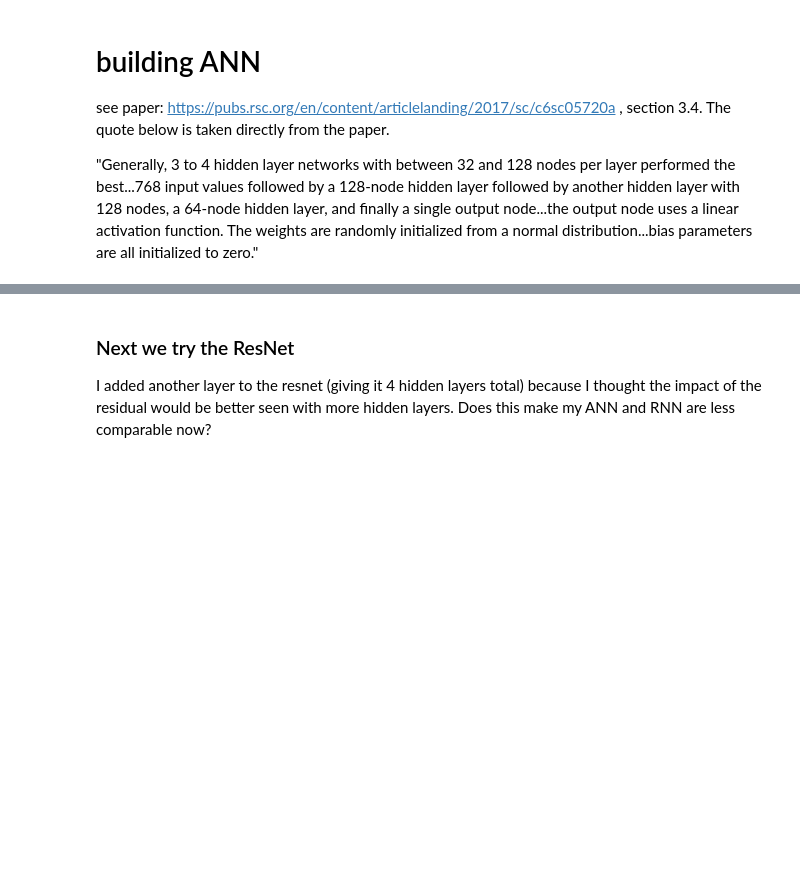
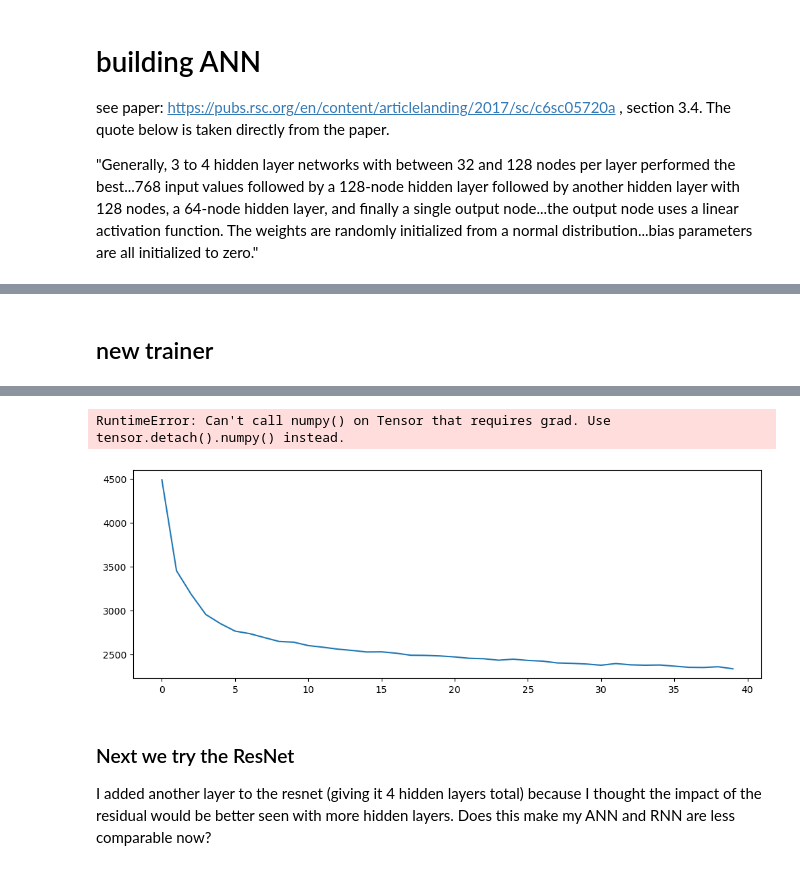
Before and after one commit to koreogundele/chem277b-final-project, a Jupyter notebook: predicting_ani_energies.ipynb, the cells around one changed output, grey strips where cells are left out. Cells and saved outputs as stored; diff of their text form; code cells hidden in the pictures; blank space fills up the shorter version.

```diff
--- a/predicting_ani_energies.ipynb
+++ b/predicting_ani_energies.ipynb
@@ -821 +1054,22 @@ Epoch 11/40 - Loss: 182.488 - Acc: 0.000
 ... (3 outputs left out)
+# %% [markdown]
+## new trainer
+# %%
+kf = KFold(3, shuffle=True, random_state=49)
+
+for idx, (train_index, val_index) in enumerate(kf.split(mbtr_reps)):
+    X_train_fold, X_val_fold = mbtr_reps[train_index], mbtr_reps[val_index]
+    y_train_fold, y_val_fold = all_energies_arr[train_index], all_energies_arr[val_index]
+    # convert to single NumPy array
+    #test_energies = np.concatenate(test_energies)
+    # convert tensor types to float
+    test_molecules = torch.FloatTensor(test_molecules)
+    val_molecules = torch.FloatTensor(val_molecules)
+    test_energies = torch.FloatTensor(test_energies).view(-1, 1)
+    val_energies = torch.FloatTensor(val_energies).view(-1, 1)
+
+    model1 = ANN1()
+    model1.fc4 = nn.Linear(64, 1)
+    train_model1 = TrainerNew(model=model1, optimizer_type="Adam", learning_rate=1e-3, epoch=40)
+    model1_results = train_model1.train(test_molecules, test_energies, val_molecules, val_energies, l2=False)
+# %% [output]
@@ -822,3 +1084,5 @@ Epoch 11/40 - Loss: 182.488 - Acc: 0.000
+RuntimeError: Can't call numpy() on Tensor that requires grad. Use tensor.detach().numpy() instead.
+[figure, added]
 # %% [markdown]
 ### Next we try the ResNet
 
```
Also changed, not shown: parts of 16 cells of this notebook, 2 other files.
